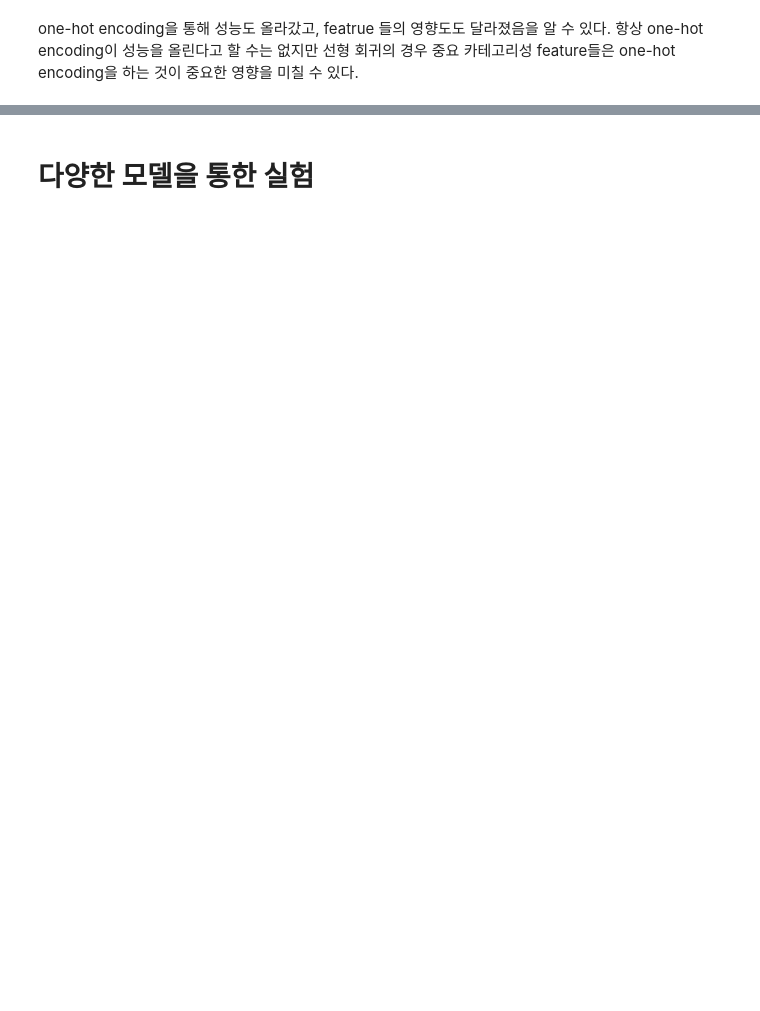
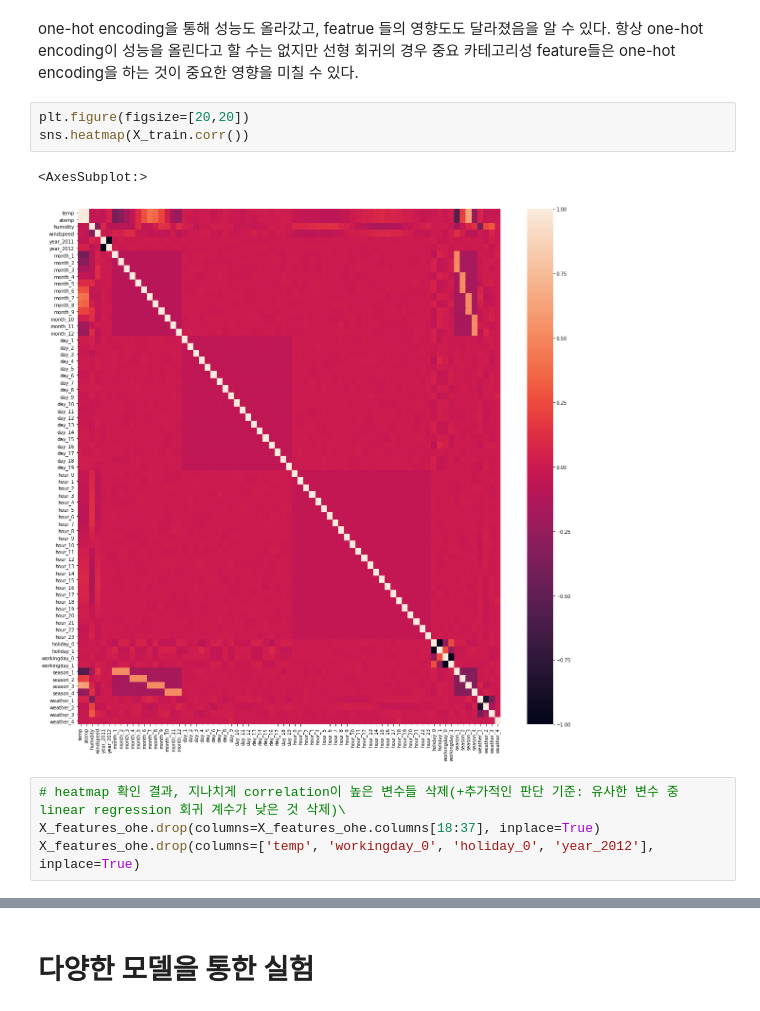
Before and after one commit to Seoyeon-An/YBIGTA_winter, a Jupyter notebook: 0117_ml/ML_실습_및_과제.ipynb, the cells around one changed output, grey strips where cells are left out. Cells and saved outputs as stored; diff of their text form; blank space fills up the shorter version.

```diff
--- a/0117_ml/ML_실습_및_과제.ipynb
+++ b/0117_ml/ML_실습_및_과제.ipynb
@@ -207,2 +211,12 @@ sns.barplot(x=coef_sort.values , y=coef_sort.index)
 # %% [markdown]
 one-hot encoding을 통해 성능도 올라갔고, featrue 들의 영향도도 달라졌음을 알 수 있다. 항상 one-hot encoding이 성능을 올린다고 할 수는 없지만 선형 회귀의 경우 중요 카테고리성 feature들은 one-hot encoding을 하는 것이 중요한 영향을 미칠 수 있다.
+# %%
+plt.figure(figsize=[20,20])
+sns.heatmap(X_train.corr())
+# %% [output]
+<AxesSubplot:>
+[figure, added]
+# %%
+# heatmap 확인 결과, 지나치게 correlation이 높은 변수들 삭제(+추가적인 판단 기준: 유사한 변수 중 linear regression 회귀 계수가 낮은 것 삭제)\
+X_features_ohe.drop(columns=X_features_ohe.columns[18:37], inplace=True)
+X_features_ohe.drop(columns=['temp', 'workingday_0', 'holiday_0', 'year_2012'], inplace=True)
```
Also changed, not shown: parts of 12 cells of this notebook, 1 other file.
